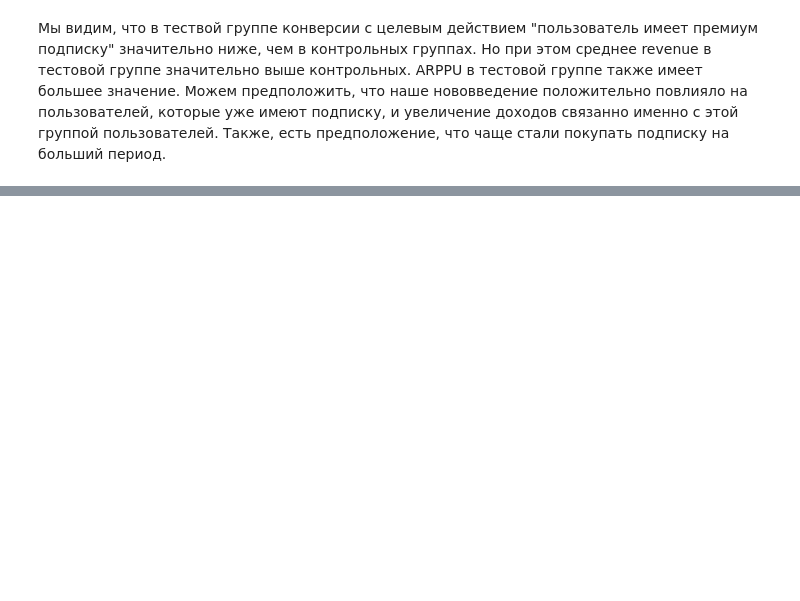
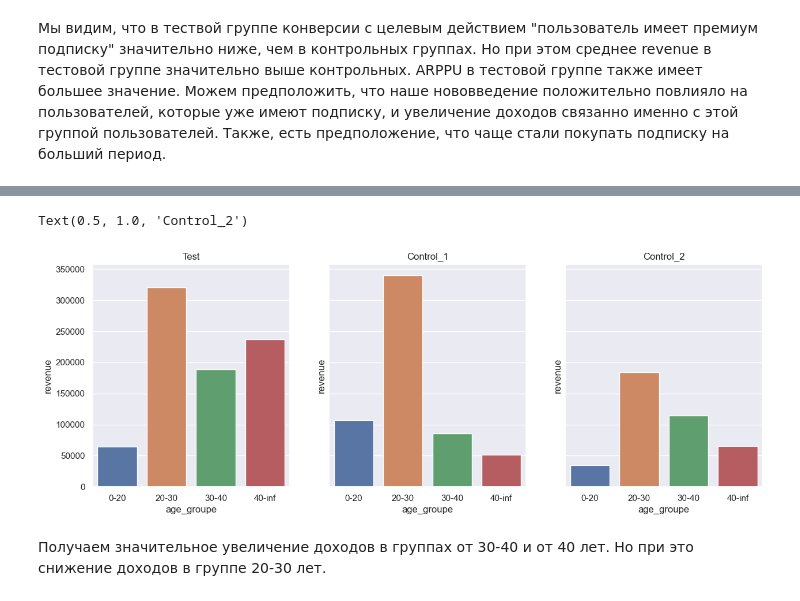
Before and after one commit to Ed-Tari/AB_test_project_2, a Jupyter notebook: pet_2.ipynb, the cells around one changed output, grey strips where cells are left out. Saved outputs shown, nothing was run; the diff lists cells and outputs as text; code cells hidden in the pictures; blank space fills up the shorter version.

```diff
--- a/pet_2.ipynb
+++ b/pet_2.ipynb
@@ -709,0 +430,49 @@ users_test
+# %%
+merge_data = pd.merge(users_test,
+                      transactions_test.groupby(['uid', 'product_type'],as_index=False).agg({'revenue':'sum'}),
+                      on='uid',
+                      how='outer',
+                      ).dropna()
+
+merge_data['age_groupe'] = pd.cut(merge_data['age'],bins=cut_bins, labels=cut_labels)
+
+ax_test = merge_data.query('product_type =="premium_no_trial"').groupby('age_groupe',as_index=False).agg({'revenue':'sum',
+                                                                                                          'uid':'count'})
+
+merge_data_1 = pd.merge(users_control_1,
+                      transactions_control_1.groupby(['uid', 'product_type'],as_index=False).agg({'revenue':'sum'}),
+                      on='uid',
+                      how='outer',
+                      ).dropna()
+merge_data_1['age_groupe'] =  pd.cut(merge_data_1['age'],bins=cut_bins, labels=cut_labels)
+
+ax_1 = merge_data_1.query('product_type =="premium_no_trial"').sample(len(merge_data.query('product_type =="premium_no_trial"')),random_state=34).groupby('age_groupe',as_index=False).agg({'revenue':'sum'})
+
+merge_data_2 = pd.merge(users_control_2,
+                      transactions_control_2.groupby(['uid', 'product_type'],as_index=False).agg({'revenue':'sum'}),
+                      on='uid',
+                      how='outer',
+                      ).dropna()
+merge_data_2['age_groupe'] =  pd.cut(merge_data_2['age'],bins=cut_bins, labels=cut_labels)
+sns.set(rc={'figure.figsize':(10,5)})
+ax_2 = merge_data_2.query('product_type =="premium_no_trial"').sample(len(merge_data.query('product_type =="premium_no_trial"')),random_state=34).groupby('age_groupe',as_index=False).agg({'revenue':'sum'})
+# %%
+fig, axes = plt.subplots(1, 3, figsize=(15, 5), sharey=True)
+fig.suptitle('')
+
+# Bulbasaur
+sns.barplot(ax=axes[0], x=ax_test.age_groupe, y=ax_test.revenue)
+axes[0].set_title('Test')
+
+# Charmander
+sns.barplot(ax=axes[1], x= ax_1.age_groupe, y= ax_1.revenue)
+axes[1].set_title('Control_1')
+
+# Squirtle
+sns.barplot(ax=axes[2], x= ax_2.age_groupe, y= ax_2.revenue)
+axes[2].set_title('Control_2')
+# %% [output]
+Text(0.5, 1.0, 'Control_2')
+[figure, added]
+# %% [markdown]
+Получаем значительное увеличение доходов в группах от 30-40 и от 40 лет. Но при это снижение доходов в группе 20-30 лет.
```
Also changed, not shown: parts of 56 cells of this notebook.
